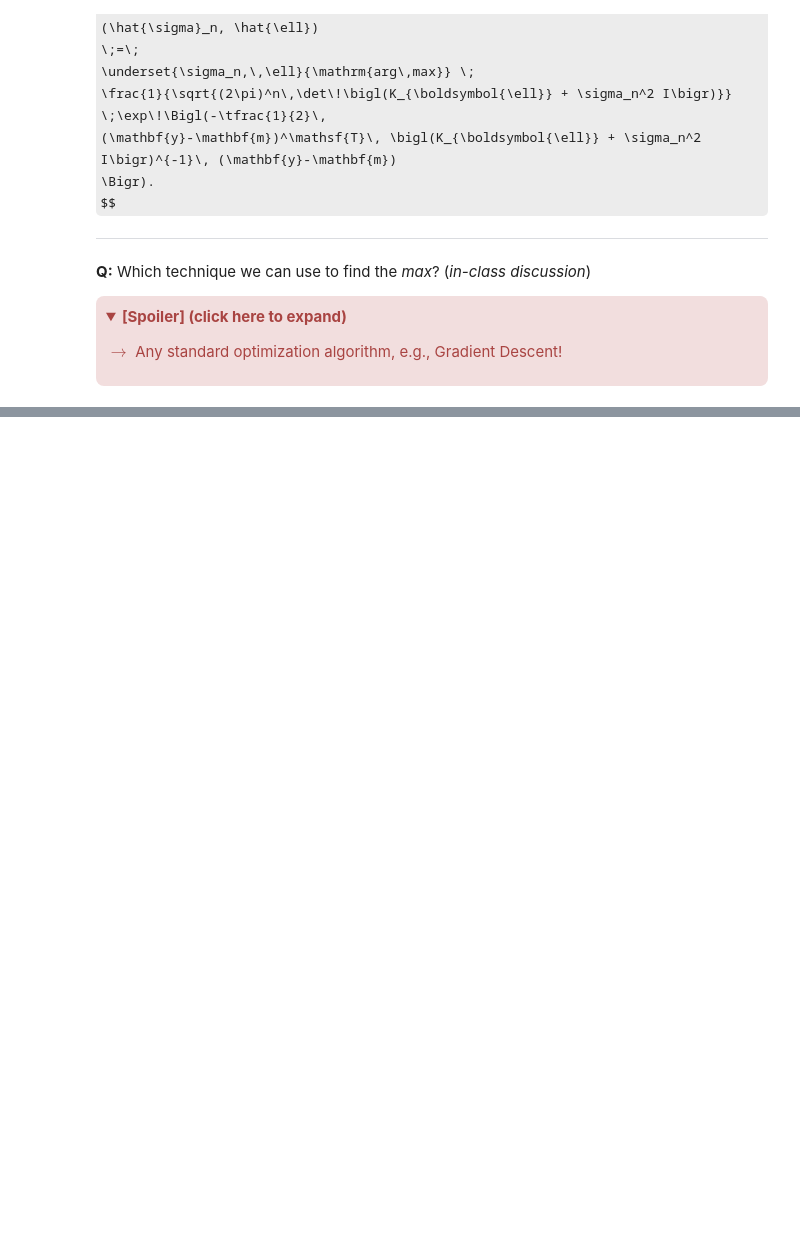
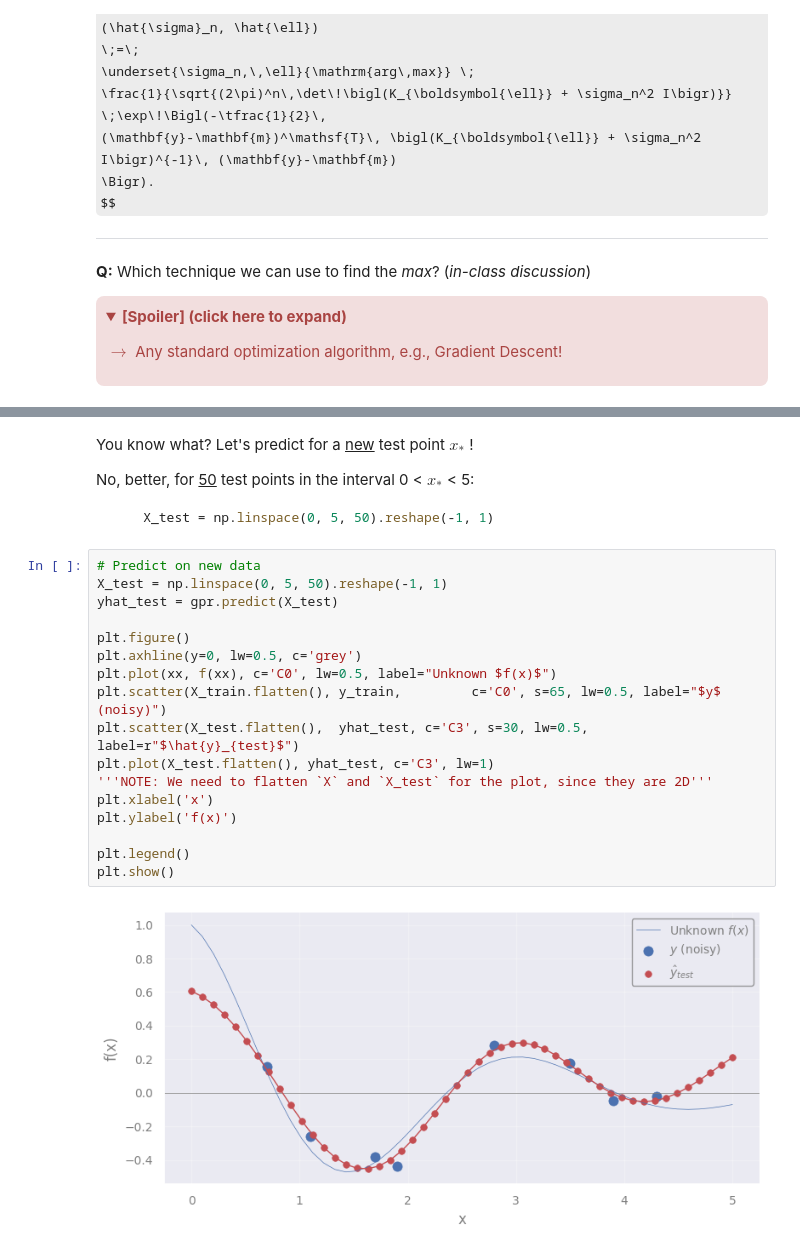
Before and after one commit to AstroStat-Academy/astrostat-school-7, a Jupyter notebook: Gaussian_Processes/Gaussian_Processes_answerkey.ipynb, the cells around one changed output, grey strips where cells are left out. Drawn from its saved outputs; the diff is of its cells as text; folded sections open; some formulas as TeX source; blank space fills up the shorter version.

````diff
--- a/Gaussian_Processes/Gaussian_Processes_answerkey.ipynb
+++ b/Gaussian_Processes/Gaussian_Processes_answerkey.ipynb
@@ -583,0 +650,27 @@ $\rightarrow$ Any standard optimization algorithm, e.g., Gradient Descent!
+# %% [markdown]
+You know what? Let's predict for a <u>new</u> test point $x_*$ !
+
+No, better, for <u>50</u> test points in the interval 0 < $x_*$ < 5:
+
+```python
+    X_test = np.linspace(0, 5, 50).reshape(-1, 1)
+```
+# %%
+# Predict on new data
+X_test = np.linspace(0, 5, 50).reshape(-1, 1)
+yhat_test = gpr.predict(X_test)
+
+plt.figure()
+plt.axhline(y=0, lw=0.5, c='grey')
+plt.plot(xx, f(xx), c='C0', lw=0.5, label="Unknown $f(x)$")
+plt.scatter(X_train.flatten(), y_train,         c='C0', s=65, lw=0.5, label="$y$ (noisy)")
+plt.scatter(X_test.flatten(),  yhat_test, c='C3', s=30, lw=0.5, label=r"$\hat{y}_{test}$")
+plt.plot(X_test.flatten(), yhat_test, c='C3', lw=1)
+'''NOTE: We need to flatten `X` and `X_test` for the plot, since they are 2D'''
+plt.xlabel('x')
+plt.ylabel('f(x)')
+
+plt.legend()
+plt.show()
+# %% [output]
+[figure, added]
````
Also changed, not shown: parts of 9 cells of this notebook.
